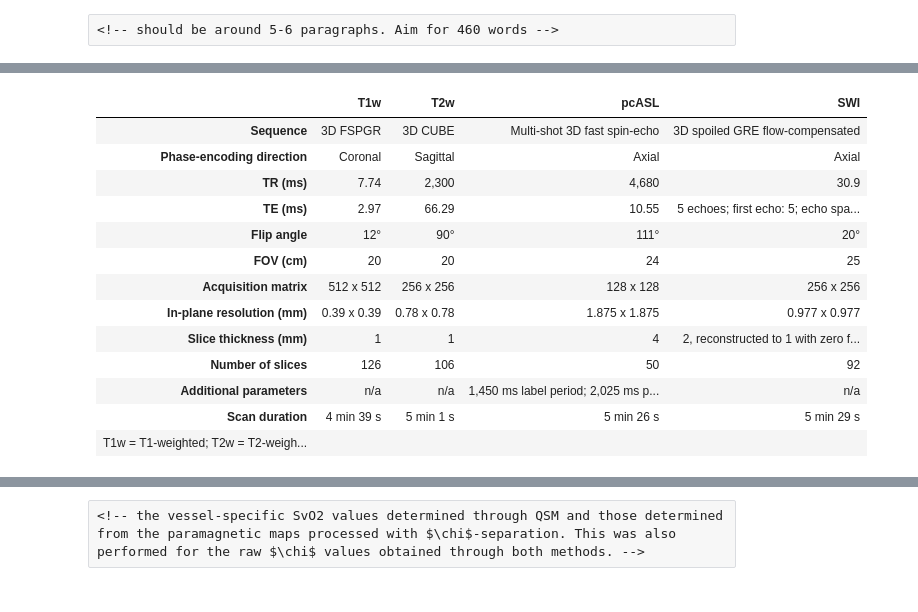
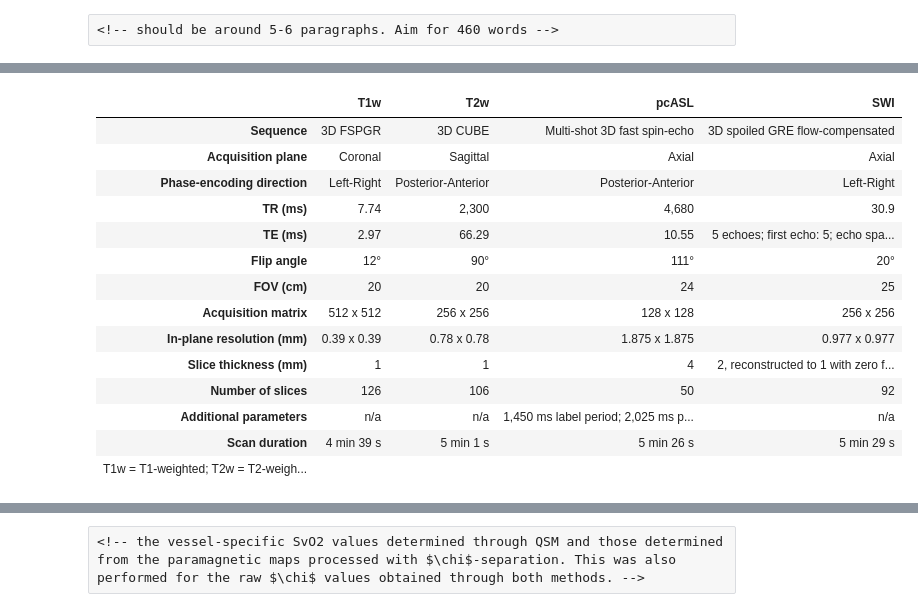
Before and after one commit to WeberLab/Chisep_CSVO2_Manuscript, a Jupyter notebook: index.embed.ipynb, the cells around one changed output, grey strips where cells are left out. Drawn from its saved outputs; the diff is of its cells as text; code cells hidden in the pictures.

```diff
--- a/index.embed.ipynb
+++ b/index.embed.ipynb
@@ -125,23 +109,25 @@ MR imaging was performed on a 3.0 Tesla General Electric Discovery MR750 scanner
 # %%
 df <- data.frame(Scan = character(), T1w = character(), T2w = character(), pcASL = character(), SWI = character(), stringsAsFactors = FALSE)
 df[1,] <- c("Sequence", "3D FSPGR", "3D CUBE", "Multi-shot 3D fast spin-echo", "3D spoiled GRE flow-compensated")
-df[2,] <- c("Phase-encoding direction", "Coronal", "Sagittal", "Axial", "Axial")
-df[3,] <- c("TR (ms)", "7.74", "2,300", "4,680", "30.9")
-df[4,] <- c("TE (ms)", "2.97", "66.29", "10.55", "5 echoes; first echo: 5; echo spacing: 5.24")
-df[5,] <- c("Flip angle", "12\U00B0", "90\U00B0", "111\U00B0", "20\U00B0")
-df[6,] <- c("FOV (cm)", "20", "20", "24", "25")
-df[7,] <- c("Acquisition matrix", "512 x 512", "256 x 256", "128 x 128", "256 x 256")
-df[8,] <- c("In-plane resolution (mm)", "0.39 x 0.39", "0.78 x 0.78", "1.875 x 1.875", "0.977 x 0.977")
-df[9,] <- c("Slice thickness (mm)", "1", "1", "4", "2, reconstructed to 1 with zero filling (ZIP2)")
-df[10,] <- c("Number of slices", "126", "106", "50", "92")
-df[11,] <- c("Additional parameters", "n/a", "n/a", "1,450 ms label period;\n 2,025 ms pulse label;\n 24 control-label pairs", "n/a")
-df[12,] <- c("Scan duration", "4 min 39 s", "5 min 1 s", "5 min 26 s", "5 min 29 s")
+df[2,] <- c("Acquisition plane", "Coronal", "Sagittal", "Axial", "Axial")
+df[3,] <- c("Phase-encoding direction", "Left-Right", "Posterior-Anterior", "Posterior-Anterior", "Left-Right")
+df[4,] <- c("TR (ms)", "7.74", "2,300", "4,680", "30.9")
+df[5,] <- c("TE (ms)", "2.97", "66.29", "10.55", "5 echoes; first echo: 5; echo spacing: 5.24")
+df[6,] <- c("Flip angle", "12\U00B0", "90\U00B0", "111\U00B0", "20\U00B0")
+df[7,] <- c("FOV (cm)", "20", "20", "24", "25")
+df[8,] <- c("Acquisition matrix", "512 x 512", "256 x 256", "128 x 128", "256 x 256")
+df[9,] <- c("In-plane resolution (mm)", "0.39 x 0.39", "0.78 x 0.78", "1.875 x 1.875", "0.977 x 0.977")
+df[10,] <- c("Slice thickness (mm)", "1", "1", "4", "2, reconstructed to 1 with zero filling (ZIP2)")
+df[11,] <- c("Number of slices", "126", "106", "50", "92")
+df[12,] <- c("Additional parameters", "n/a", "n/a", "1,450 ms label period;\n 2,025 ms pulse label;\n 24 control-label pairs", "n/a")
+df[13,] <- c("Scan duration", "4 min 39 s", "5 min 1 s", "5 min 26 s", "5 min 29 s")
 
 footnotetext="T1w = T1-weighted; T2w = T2-weighted; pcASL = pseudo-continuous arterial spin labelling; SWI = susceptibility weighted imaging; FSPG = fast spoiled gradient echo; CUBE = General Electric name of sequence, not an acronym; GRE = gradient echo; ZIP2 = through-plane zero filling interpolation"
 
 if (knitr::is_latex_output()) {
-colnames(df)[1] <- ""
-df[11,] <- linebreak(df[11,])
+#colnames(df)[1] <- ""
+colnames(df) <- c("", "\\textbf{T1w}", "\\textbf{T2w}", "\\textbf{pcASL}", "\\textbf{SWI}")
+df[12,] <- linebreak(df[12,])
 df |>
   kbl(format = "latex",
     booktabs = TRUE,
@@ -161,7 +147,13 @@ df |>
 df |>
     mutate(across(everything(), ~ str_replace_all(., "\n", "<br>"))) |>
     gt(rowname_col = "Scan") |> tab_footnote(footnotetext) |>
-    fmt_markdown(columns = TRUE) |>
+    fmt_markdown(columns = everything()) |>
+    cols_label(
+      T1w = md("**T1w**"),
+      T2w = md("**T2w**"),
+      pcASL = md("**pcASL**"),
+      SWI = md("**SWI**")
+    ) |>
     tab_options(quarto.disable_processing = TRUE)
 }
 # %% [output]
@@ -170,6 +160,7 @@ Warning: Since gt v0.3.0, `columns = TRUE` has been deprecated.
 |  | T1w | T2w | pcASL | SWI |
 | Sequence | 3D FSPGR | 3D CUBE | Multi-shot 3D fast spin-echo | 3D spoiled GRE flow-compensated |
-| Phase-encoding direction | Coronal | Sagittal | Axial | Axial |
+| Acquisition plane | Coronal | Sagittal | Axial | Axial |
+| Phase-encoding direction | Left-Right | Posterior-Anterior | Posterior-Anterior | Left-Right |
 | TR (ms) | 7.74 | 2,300 | 4,680 | 30.9 |
 | TE (ms) | 2.97 | 66.29 | 10.55 | 5 echoes; first echo: 5; echo spa... |
 | Flip angle | 12° | 90° | 111° | 20° |
```
Also changed, not shown: parts of 12 cells of this notebook, 24 other files.
